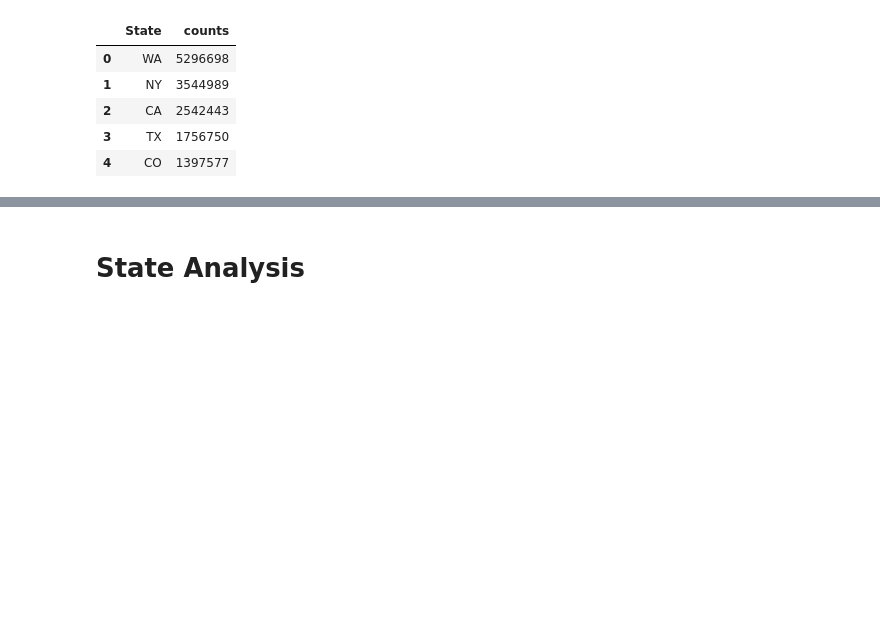
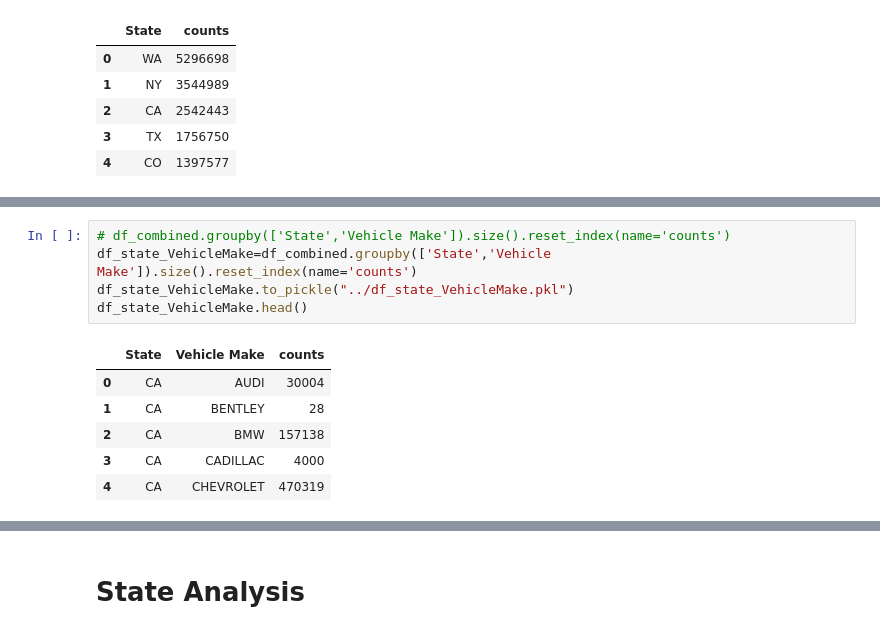
Before and after one commit to edwinjosechittilappilly/EDA-EV-ML-Project, a Jupyter notebook: notebooks/EV_StateEDA.ipynb, the cells around one changed output, grey strips where cells are left out. Drawn from its saved outputs; the diff is of its cells as text; blank space fills up the shorter version.

```diff
--- a/notebooks/EV_StateEDA.ipynb
+++ b/notebooks/EV_StateEDA.ipynb
@@ -43,0 +55,12 @@ df_state.head()
+# %%
+# df_combined.groupby(['State','Vehicle Make']).size().reset_index(name='counts')
+df_state_VehicleMake=df_combined.groupby(['State','Vehicle Make']).size().reset_index(name='counts')
+df_state_VehicleMake.to_pickle("../df_state_VehicleMake.pkl")
+df_state_VehicleMake.head()
+# %% [output]
+|  | State | Vehicle Make | counts |
+| 0 | CA | AUDI | 30004 |
+| 1 | CA | BENTLEY | 28 |
+| 2 | CA | BMW | 157138 |
+| 3 | CA | CADILLAC | 4000 |
+| 4 | CA | CHEVROLET | 470319 |
```
Also changed, not shown: parts of 6 cells of this notebook, 5 other files.
